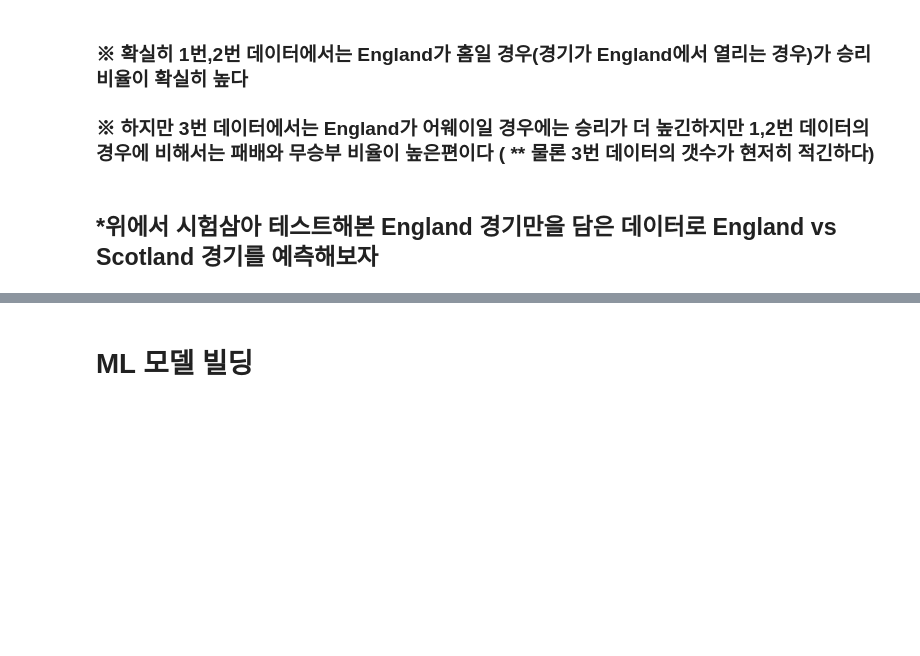
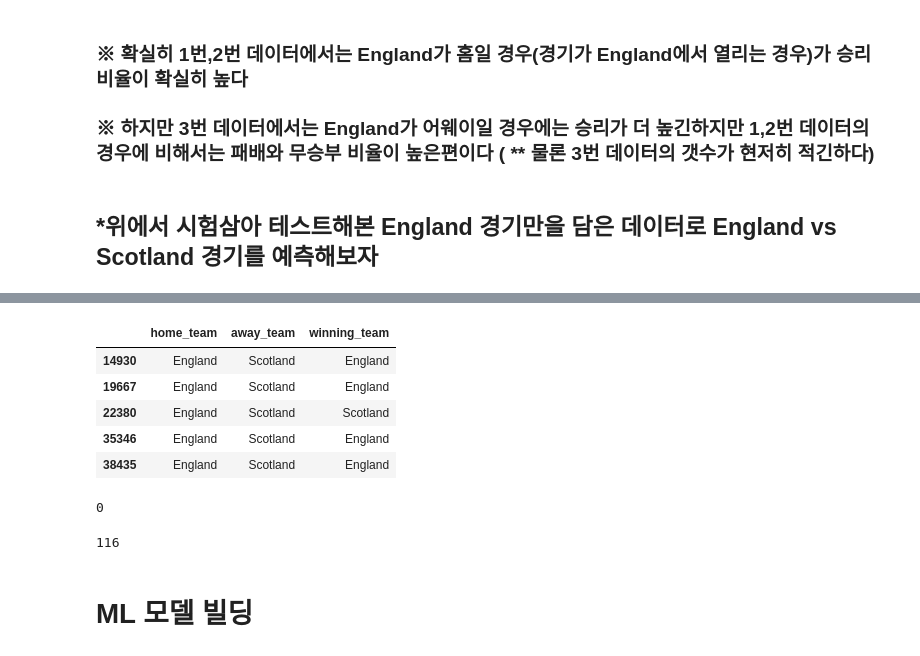
Before and after one commit to DSC-SCH/Predict_outcome_of_football_younghun, a Jupyter notebook: Prediction_based_on_national_matches.ipynb, the cells around one changed output, grey strips where cells are left out. Cells and saved outputs as stored; diff of their text form; code cells hidden in the pictures; blank space fills up the shorter version.

```diff
--- a/Prediction_based_on_national_matches.ipynb
+++ b/Prediction_based_on_national_matches.ipynb
@@ -301,3 +302,20 @@ eng_scot_matches.head()
+# %%
+eng_scot_matches.tail()
+# %% [output]
+|  | home_team | away_team | winning_team |
+| 14930 | England | Scotland | England |
+| 19667 | England | Scotland | England |
+| 22380 | England | Scotland | Scotland |
+| 35346 | England | Scotland | England |
+| 38435 | England | Scotland | England |
+# %%
+len(eng_scot_matches[eng_scot_matches['home_team'] != 'England'])
+# %% [output]
+0
+# %%
+len(eng_scot_matches[eng_scot_matches['away_team'] == 'Scotland'])
+# %% [output]
+116
 # %% [markdown]
 # ML 모델 빌딩
 # %%
```
Also changed, not shown: parts of 6 cells of this notebook.
